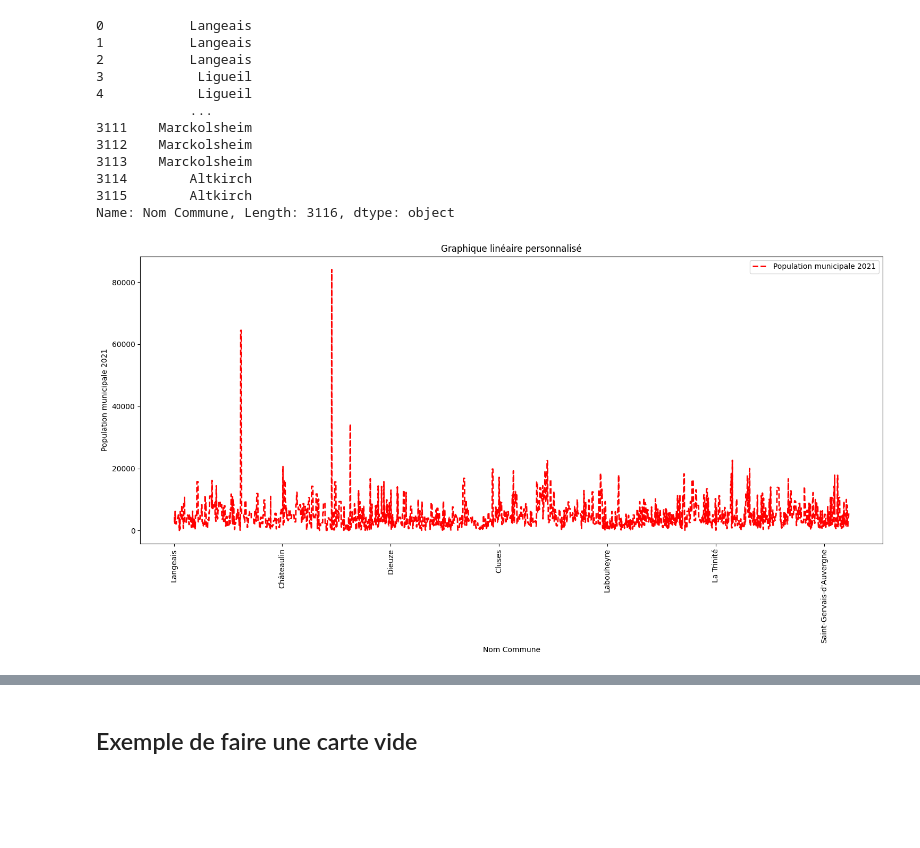
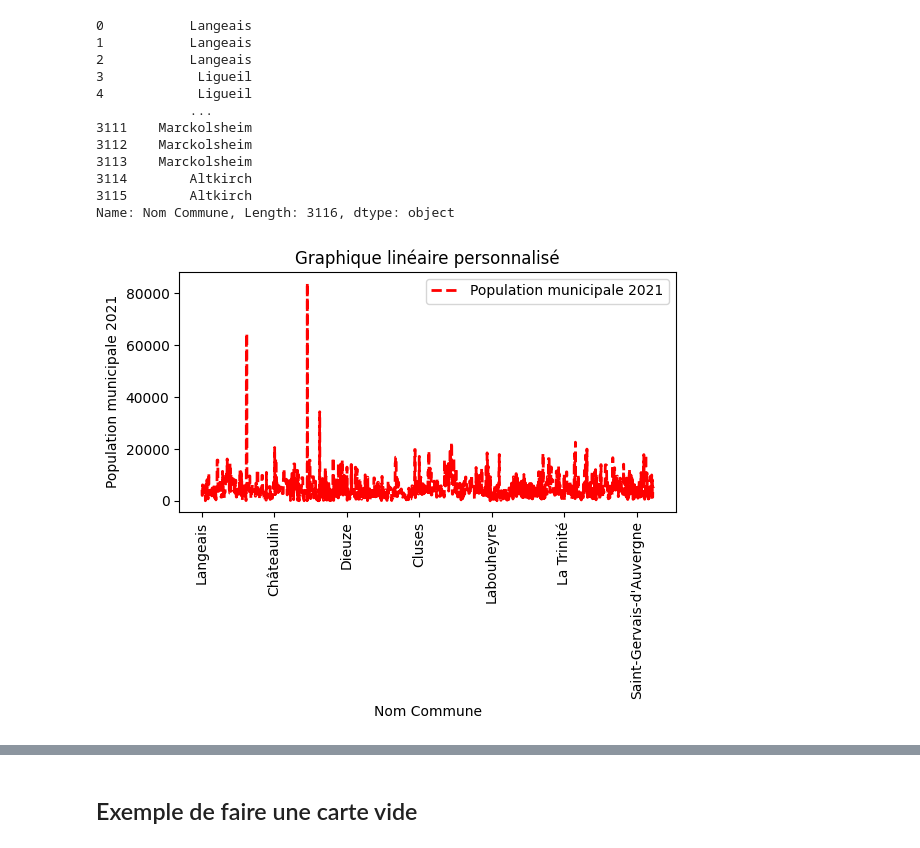
Before and after one commit to khady2708/projet-stage, a Jupyter notebook: etude-ville.ipynb, the cells around one changed output, grey strips where cells are left out. Saved outputs shown, nothing was run; the diff lists cells and outputs as text; code cells hidden in the pictures; blank space fills up the shorter version.

Commit message:
les graphique

```diff
--- a/etude-ville.ipynb
+++ b/etude-ville.ipynb
@@ -339,18 +405,18 @@ Name: Nom Commune, Length: 3116, dtype: object
 # %%
 ax = petit_ville_cleaned.plot(
     kind='line',
     x='Nom Commune',
     y='Population municipale 2021',
-    figsize=(15, 8),
+    figsize=(6, 5),
     color='red',
     linestyle='dashed',
     linewidth=2
 )
 plt.xticks(rotation=90)  # Assure l'affichage lisible des labels
 plt.title('Graphique linéaire personnalisé')
 plt.xlabel('Nom Commune')
 plt.ylabel('Population municipale 2021')
 plt.tight_layout()  # Ajuste les marges automatiquement
 plt.show()
 # %% [output]
-[figure, old version]
+[figure, new version]
```
Also changed, not shown: parts of 13 cells of this notebook.
